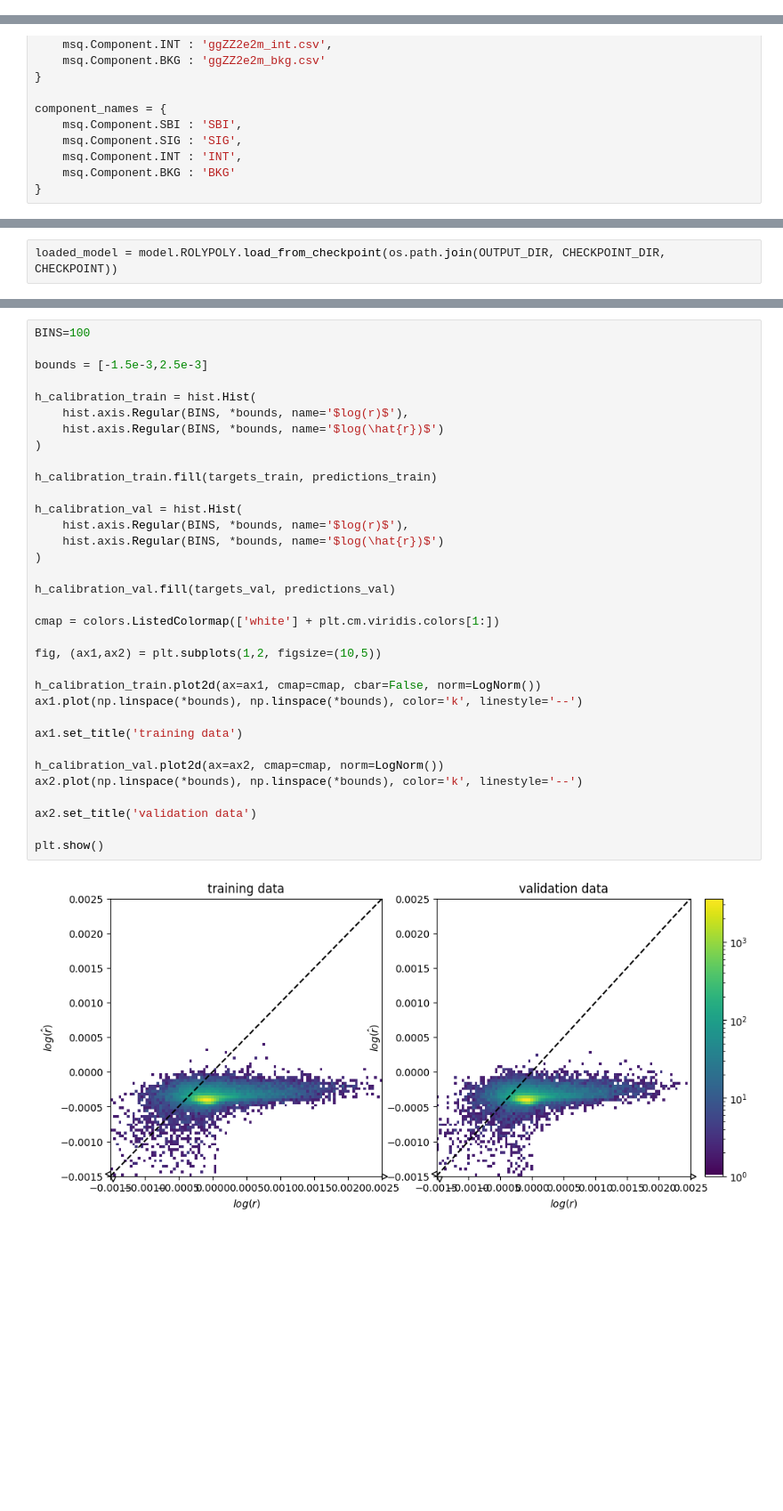
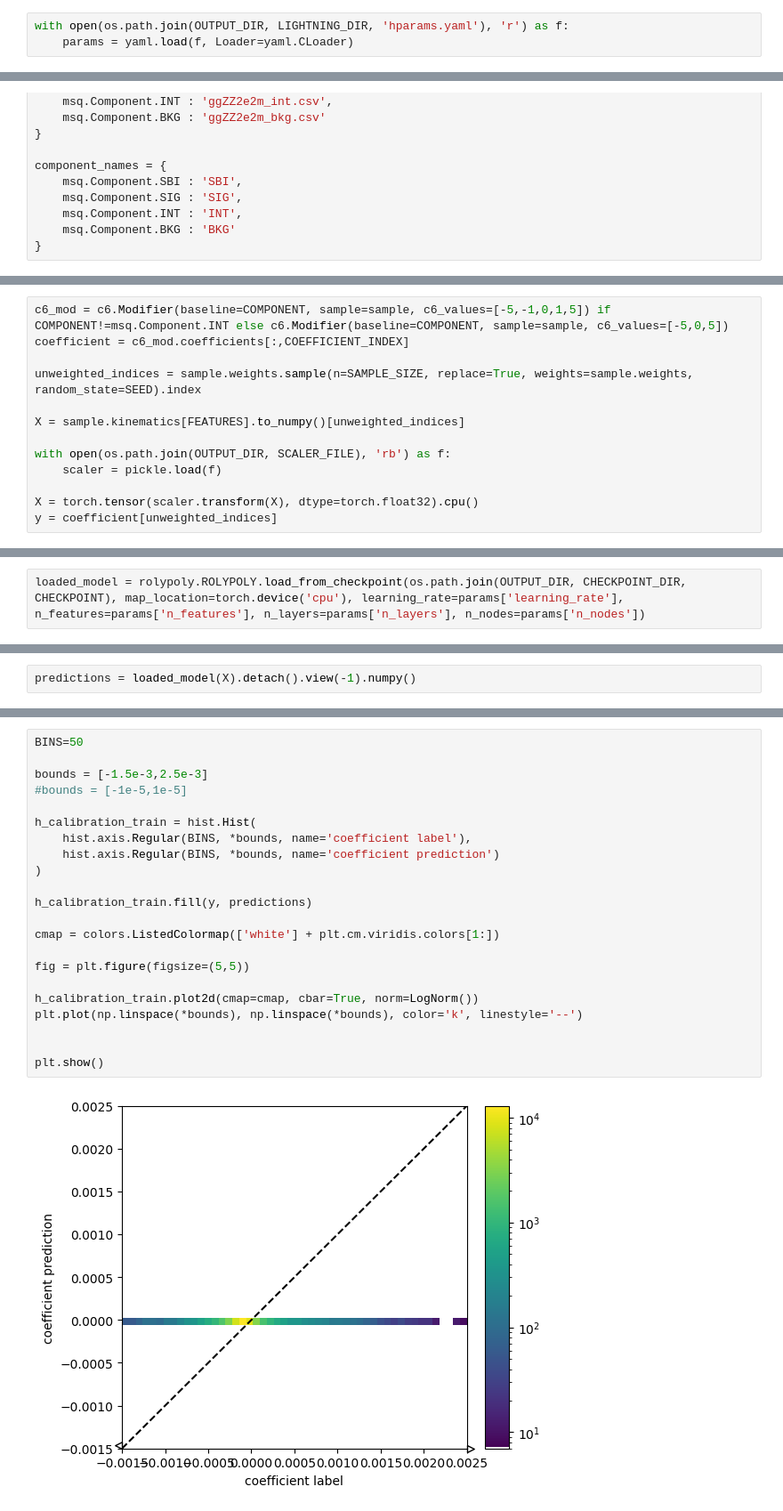
Before and after one commit to hep-cce/nsbi4hep, a Jupyter notebook: notebooks/plot-rolypoly-outputs.ipynb, the cells around one changed output, grey strips where cells are left out. Shown at 89% size. Cells and saved outputs as stored; diff of their text form; blank space fills up the shorter version.

Commit message:
Updated ROLYPOLY analysis + added check-mandelstam

```diff
--- a/notebooks/plot-rolypoly-outputs.ipynb
+++ b/notebooks/plot-rolypoly-outputs.ipynb
@@ -32,6 +40,9 @@ COMPONENT = msq.Component.SBI
 SAMPLE_SIZE = 50000
 BATCH_SIZE = 64
 SEED = 42
+# %%
+with open(os.path.join(OUTPUT_DIR, LIGHTNING_DIR, 'hparams.yaml'), 'r') as f:
+    params = yaml.load(f, Loader=yaml.CLoader)
 # %%
 xs = {
     msq.Component.SBI : 1.5569109,
@@ -74,0 +77,13 @@ validation_data = dataset.RolypolyDataModule(data_dir=SAMPLE_DIR,
+# %%
+c6_mod = c6.Modifier(baseline=COMPONENT, sample=sample, c6_values=[-5,-1,0,1,5]) if COMPONENT!=msq.Component.INT else c6.Modifier(baseline=COMPONENT, sample=sample, c6_values=[-5,0,5])
+coefficient = c6_mod.coefficients[:,COEFFICIENT_INDEX]
+
+unweighted_indices = sample.weights.sample(n=SAMPLE_SIZE, replace=True, weights=sample.weights, random_state=SEED).index
+
+X = sample.kinematics[FEATURES].to_numpy()[unweighted_indices]
+
+with open(os.path.join(OUTPUT_DIR, SCALER_FILE), 'rb') as f:
+    scaler = pickle.load(f)
+
+X = torch.tensor(scaler.transform(X), dtype=torch.float32).cpu()
+y = coefficient[unweighted_indices]
@@ -75,2 +100,2 @@ validation_data = dataset.RolypolyDataModule(data_dir=SAMPLE_DIR,
 # %%
-loaded_model = model.ROLYPOLY.load_from_checkpoint(os.path.join(OUTPUT_DIR, CHECKPOINT_DIR, CHECKPOINT))
+loaded_model = rolypoly.ROLYPOLY.load_from_checkpoint(os.path.join(OUTPUT_DIR, CHECKPOINT_DIR, CHECKPOINT), map_location=torch.device('cpu'), learning_rate=params['learning_rate'], n_features=params['n_features'], n_layers=params['n_layers'], n_nodes=params['n_nodes'])
@@ -97,3 +102,5 @@ weights_val = validation_data.prediction_data.get_weights()
+# %%
+predictions = loaded_model(X).detach().view(-1).numpy()
 # %%
 BINS = 60
 
@@ -135,39 +128,27 @@ NameError: name 'hist' is not defined
 # %%
-BINS=100
+BINS=50
 
 bounds = [-1.5e-3,2.5e-3]
+#bounds = [-1e-5,1e-5]
 
 h_calibration_train = hist.Hist(
-    hist.axis.Regular(BINS, *bounds, name='$log(r)$'),
-    hist.axis.Regular(BINS, *bounds, name='$log(\hat{r})$')
+    hist.axis.Regular(BINS, *bounds, name='coefficient label'),
+    hist.axis.Regular(BINS, *bounds, name='coefficient prediction')
 )
 
-h_calibration_train.fill(targets_train, predictions_train)
-
-h_calibration_val = hist.Hist(
-    hist.axis.Regular(BINS, *bounds, name='$log(r)$'),
-    hist.axis.Regular(BINS, *bounds, name='$log(\hat{r})$')
-)
-
-h_calibration_val.fill(targets_val, predictions_val)
+h_calibration_train.fill(y, predictions)
 
 cmap = colors.ListedColormap(['white'] + plt.cm.viridis.colors[1:])
 
-fig, (ax1,ax2) = plt.subplots(1,2, figsize=(10,5))
+fig = plt.figure(figsize=(5,5))
 
-h_calibration_train.plot2d(ax=ax1, cmap=cmap, cbar=False, norm=LogNorm())
-ax1.plot(np.linspace(*bounds), np.linspace(*bounds), color='k', linestyle='--')
+h_calibration_train.plot2d(cmap=cmap, cbar=True, norm=LogNorm())
+plt.plot(np.linspace(*bounds), np.linspace(*bounds), color='k', linestyle='--')
 
-ax1.set_title('training data')
-
-h_calibration_val.plot2d(ax=ax2, cmap=cmap, norm=LogNorm())
-ax2.plot(np.linspace(*bounds), np.linspace(*bounds), color='k', linestyle='--')
-
-ax2.set_title('validation data')
 
 plt.show()
 # %% [output]
-[figure, old version]
+[figure, new version]
 # %%
 metrics = pd.read_csv(os.path.join(OUTPUT_DIR, LIGHTNING_DIR, 'metrics.csv'))
 
```
Also changed, not shown: parts of 10 cells of this notebook, 1 other file.
